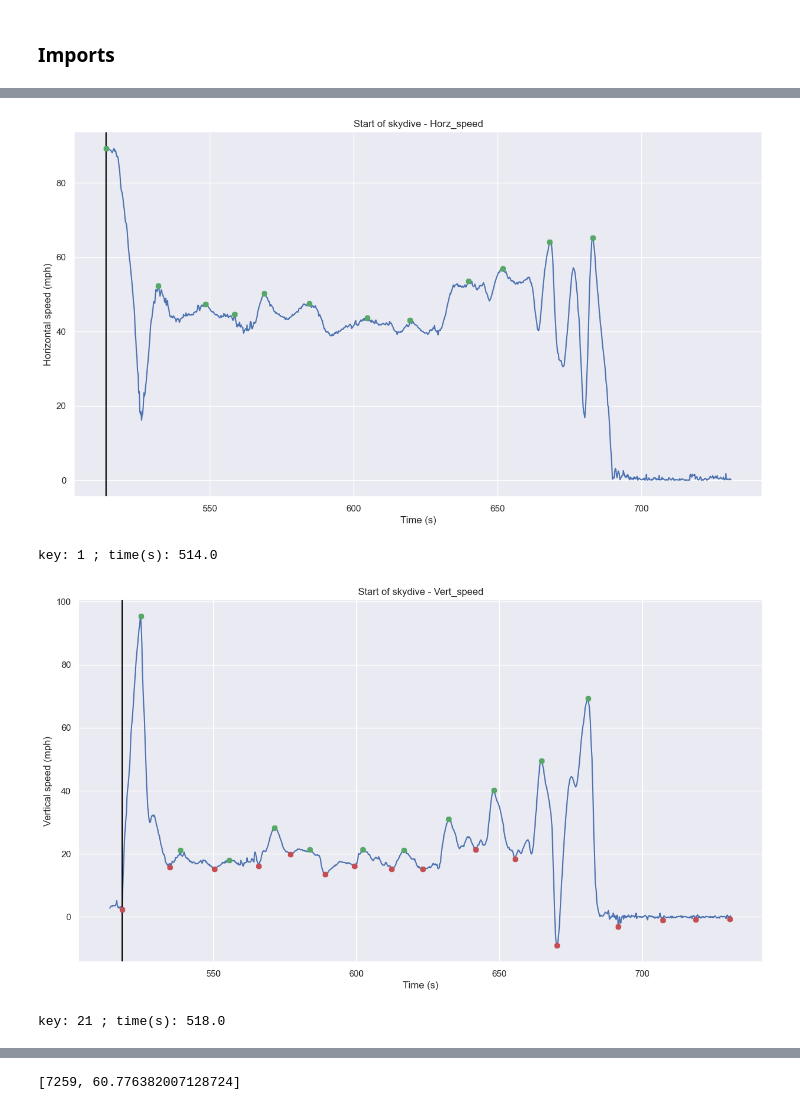
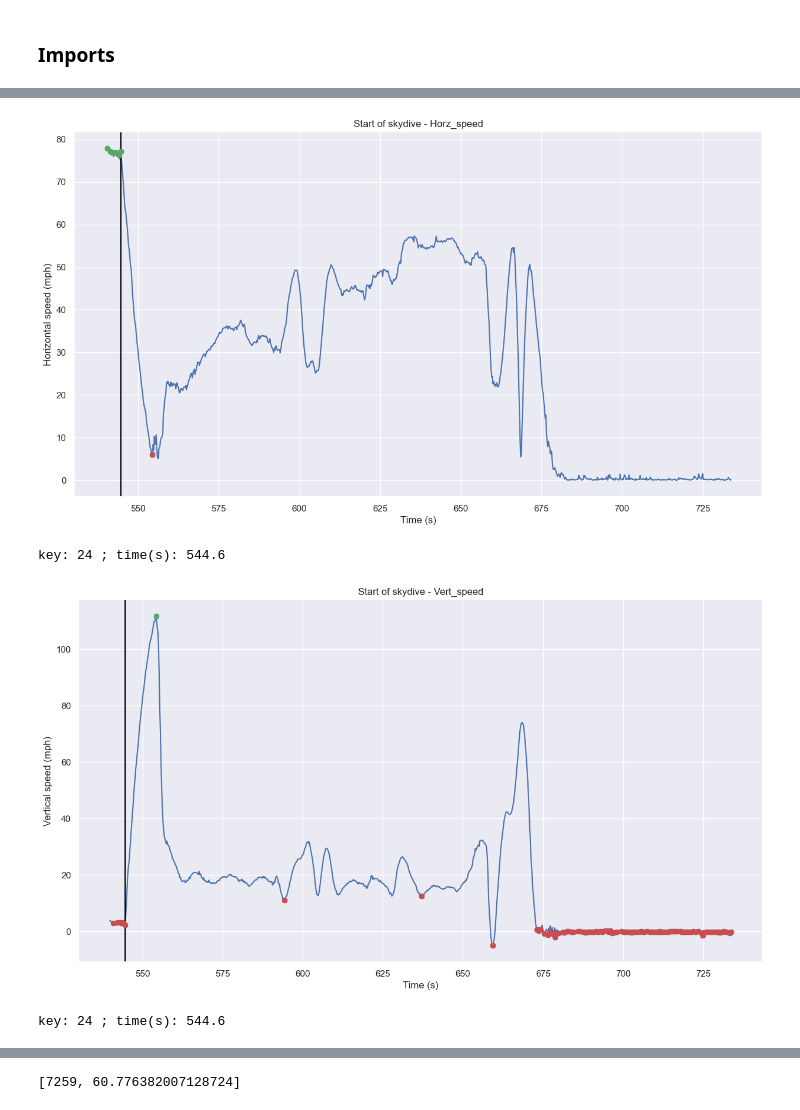
Before and after one commit to aibybrum/flysight, a Jupyter notebook: notebook/flysight_data.ipynb, the cells around one changed output, grey strips where cells are left out. Saved outputs shown, nothing was run; the diff lists cells and outputs as text; code cells hidden in the pictures.

```diff
--- a/notebook/flysight_data.ipynb
+++ b/notebook/flysight_data.ipynb
@@ -181,7 +135,7 @@ class Dataset:
     def get_horizontal_distance(self):
         l, f = [0], 0.0
         for i in range(0, len(self.old_df)-1):
-            f += calc_distance(self.old_df.lat[i], self.old_df.lat[i+1], self.old_df.lon[i], self.old_df.lon[i+1])
+            f += cal_distance_geo(self.old_df.lat[i], self.old_df.lat[i+1], self.old_df.lon[i], self.old_df.lon[i+1]) * 5280
             l.append(f)
         return l
 
@@ -207,7 +161,8 @@ class Dataset:
     def __str__ (self):
             return f'{self.name}'
 # %%
-df = Dataset("flysight_v1", data).get_df()
+dataset = Dataset("flysight_v1", data)
+df = dataset.get_df()
 df.head(10)
 # %% [output]
 |  | time | lat | lon | elevation | horz_distance | vert_speed_mph | horz_speed_mph | vert_speed_km | ... |
@@ -288,48 +217,49 @@ plt_start_skydive_elevation(df.time, df.elevation)
 key: 2719 ; time(s): 543.8
 # %%
-def start_skydive_horz_speed(x, y):
-    peaks = get_peaks(y, 0.15, 50)
-    lows = get_lows(y, 0.15, 10)
+def plt_skydive_horz_speed(x, y):
+    peaks = pu.indexes(y, thres=0.95, min_dist=1)
+    lows = pu.indexes(-y, 0.85, 1)
+    first_peak = [p for p in peaks if p < lows[0]]
 
     plt.figure(figsize=(15,8))
     plt.plot(x, y)
-    plt.axvline(x = x[peaks[0]], color = 'black', label = 'axvline - full height')
+    plt.axvline(x = x[first_peak[-1]], color = 'black', label = 'axvline - full height')
     plt.plot(x[peaks], y[peaks], marker="8", color='g', ls="")
-    #plt.plot(x[lows], y[lows], marker="8", color='r', ls="")
+    plt.plot(x[lows[0]], y[lows[0]], marker="8", color='r', ls="")
     plt.title("Start of skydive - Horz_speed")
     plt.xlabel("Time (s)")
     plt.ylabel("Horizontal speed (mph)")
     plt.show()
 
-    print(f'key: {peaks[0]} ; time(s): {x[peaks[0]]}')
+    print(f'key: {first_peak[-1]} ; time(s): {x[first_peak[-1]]}')
 
-
-# dataframe start skydive
-jmp_df = df.iloc[start_skydive_elevation():]
+key = start_skydive_elevation(df) - 20
+jmp_df = df.iloc[key:]
 jmp_df = jmp_df.reset_index()
 
-start_skydive_horz_speed(jmp_df.time, jmp_df.horz_speed_mph)
+plt_skydive_horz_speed(jmp_df.time, jmp_df.horz_speed_mph)
 # %% [output]
-[figure, old version]
+[figure, new version]
-key: 1 ; time(s): 514.0
+key: 24 ; time(s): 544.6
 # %%
-def start_skydive_vert_speed(x, y):
-    peaks = get_peaks(y, 0.15, 50)
-    lows = get_lows(y, 0.1, 50)
+def plt_skydive_vert_speed(x, y):
+    peaks = pu.indexes(y, thres=0.9, min_dist=1)
+    lows = pu.indexes(-y, 0.85, 1)
+    drop = [l for l in lows if l < peaks[0]]
 
     plt.figure(figsize=(15,8))
     plt.plot(x, y)
-    plt.axvline(x = x[lows[0]], color = 'black', label = 'axvline - full height')
+    plt.axvline(x = x[drop[-1]], color = 'black', label = 'axvline - full height')
     plt.plot(x[peaks], y[peaks], marker="8", color='g', ls="")
     plt.plot(x[lows], y[lows], marker="8", color='r', ls="")
     plt.title("Start of skydive - Vert_speed")
     plt.xlabel("Time (s)")
     plt.ylabel("Vertical speed (mph)")
     plt.show()
 
-    print(f'key: {lows[0]} ; time(s): {x[lows[0]]}')
+    print(f'key: {drop[-1]} ; time(s): {x[drop[-1]]}')
 
-start_skydive_vert_speed(jmp_df.time, jmp_df.vert_speed_mph)
+plt_skydive_vert_speed(jmp_df.time, jmp_df.vert_speed_mph)
 # %% [output]
-[figure, old version]
+[figure, new version]
-key: 21 ; time(s): 518.0
+key: 24 ; time(s): 544.6
```
Also changed, not shown: parts of 11 cells of this notebook, 1 other file.
